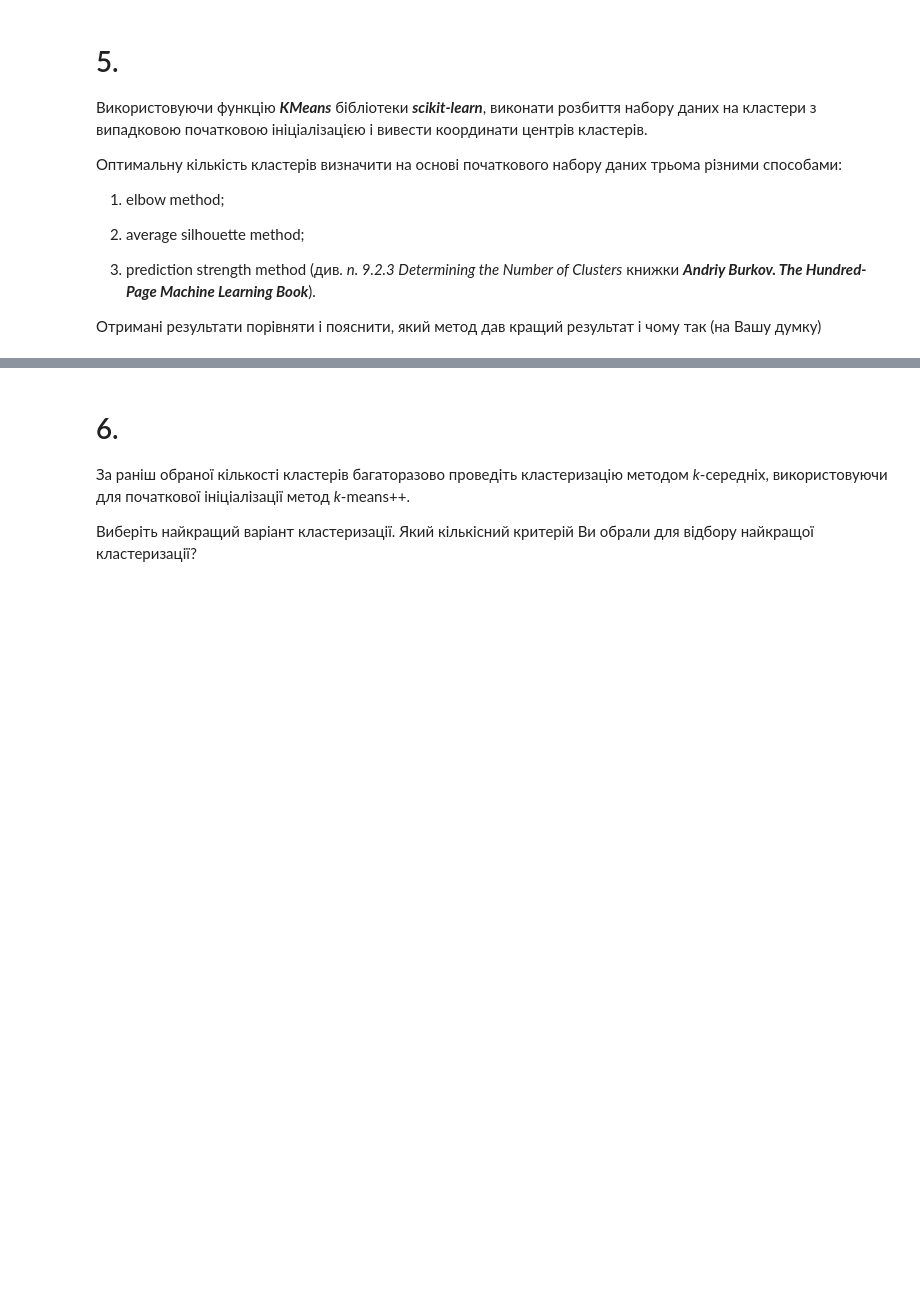
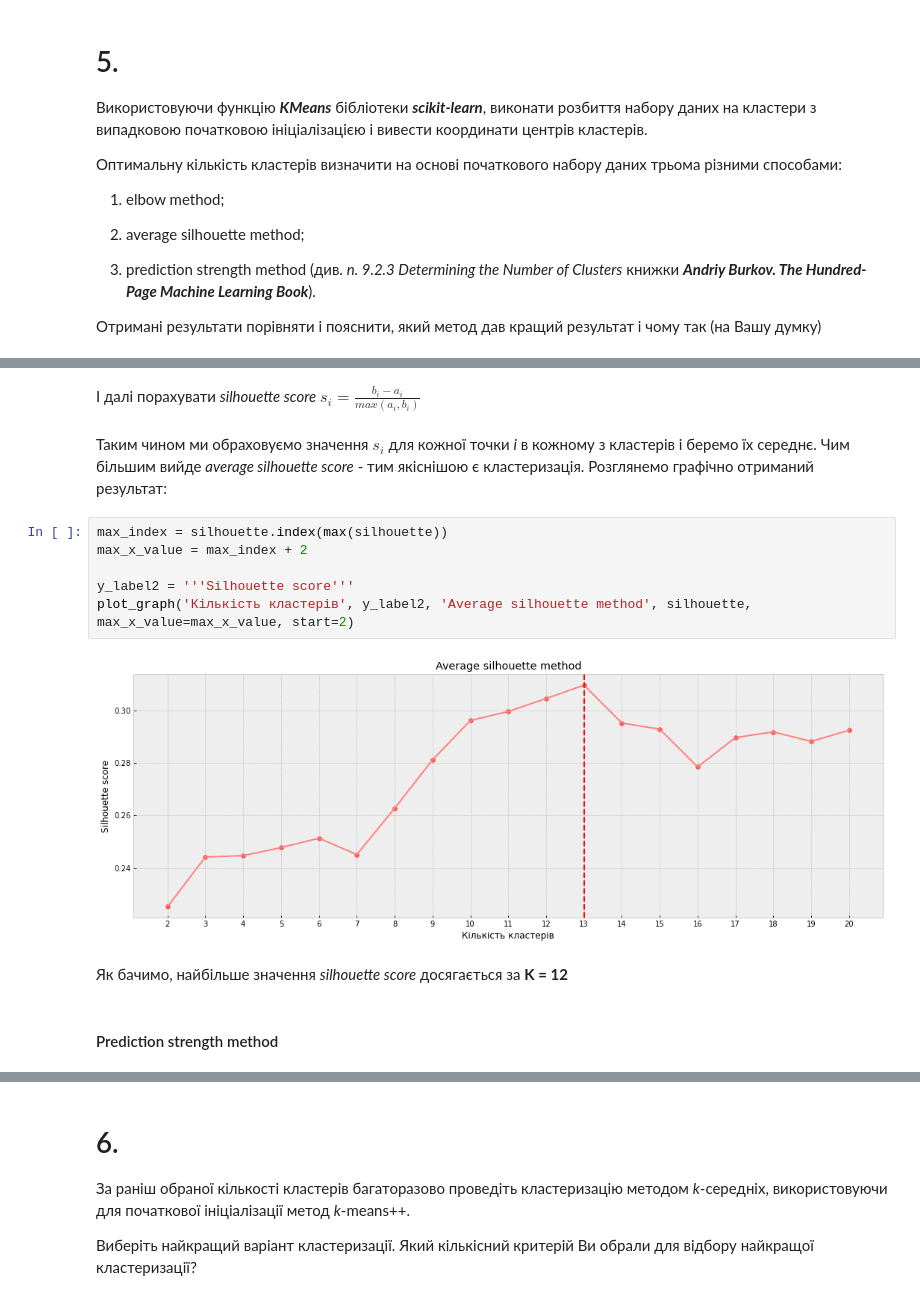
Before and after one commit to soneurotic/ML_lab5_ponomarenko, a Jupyter notebook: ponomarenko_lab5.ipynb, the cells around one changed output, grey strips where cells are left out. Saved outputs shown, nothing was run; the diff lists cells and outputs as text; blank space fills up the shorter version.

```diff
--- a/ponomarenko_lab5.ipynb
+++ b/ponomarenko_lab5.ipynb
@@ -182,0 +294,16 @@ Text(0.5, 1.0, 'Elbow curve')
+# %% [markdown]
+І далі порахувати *silhouette score* $s_i = \frac{b_i - a_i}{max(a_i, b_i)}$
+# %% [markdown]
+Таким чином ми обраховуємо значення *$s_i$* для кожної точки *і* в кожному з кластерів і беремо їх середнє. Чим більшим вийде *average silhouette score* - тим якіснішою є кластеризація. Розглянемо графічно отриманий результат:
+# %%
+max_index = silhouette.index(max(silhouette))
+max_x_value = max_index + 2
+
+y_label2 = '''Silhouette score'''
+plot_graph('Кількість кластерів', y_label2, 'Average silhouette method', silhouette, max_x_value=max_x_value, start=2)
+# %% [output]
+[figure, added]
+# %% [markdown]
+Як бачимо, найбільше значення *silhouette score* досягається за **K = 12**
+# %% [markdown]
+#### Prediction strength method
```
Also changed, not shown: parts of 73 cells of this notebook.
